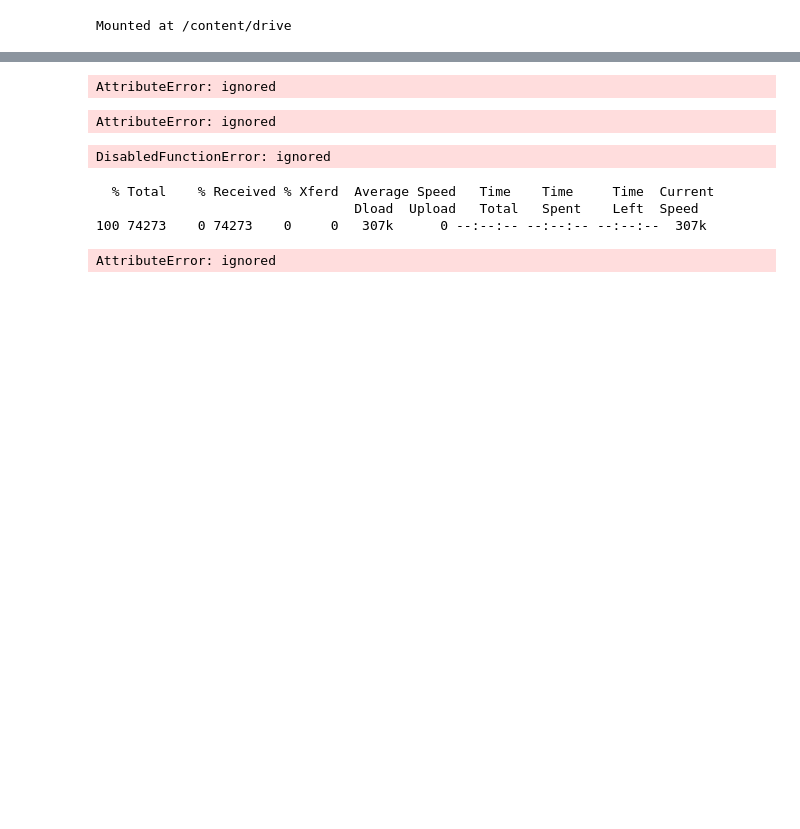
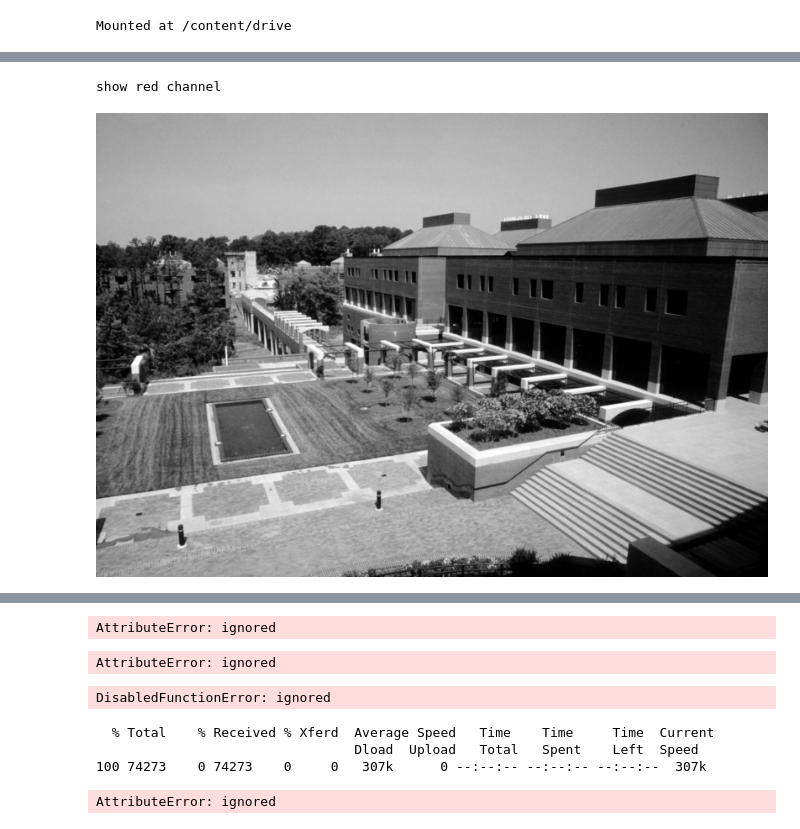
Before and after one commit to mustmentari/PCVK_Genap_2023, a Jupyter notebook: Week2.ipynb, the cells around one changed output, grey strips where cells are left out. Drawn from its saved outputs; the diff is of its cells as text; code cells hidden in the pictures; blank space fills up the shorter version.

```diff
--- a/Week2.ipynb
+++ b/Week2.ipynb
@@ -14,0 +151,9 @@ Mounted at /content/drive
+# %%
+img1=cv.imread('/content/drive/MyDrive/PCVK_MM/default.jpg')
+#img1= cv.cvtColor(img, cv.COLOR_BGR2RGB)
+print("show red channel")
+img1[:,:,2] = 0
+cv2_imshow(img1)
+# %% [output]
+show red channel
+[figure, added]
```
Also changed, not shown: parts of 10 cells of this notebook.
